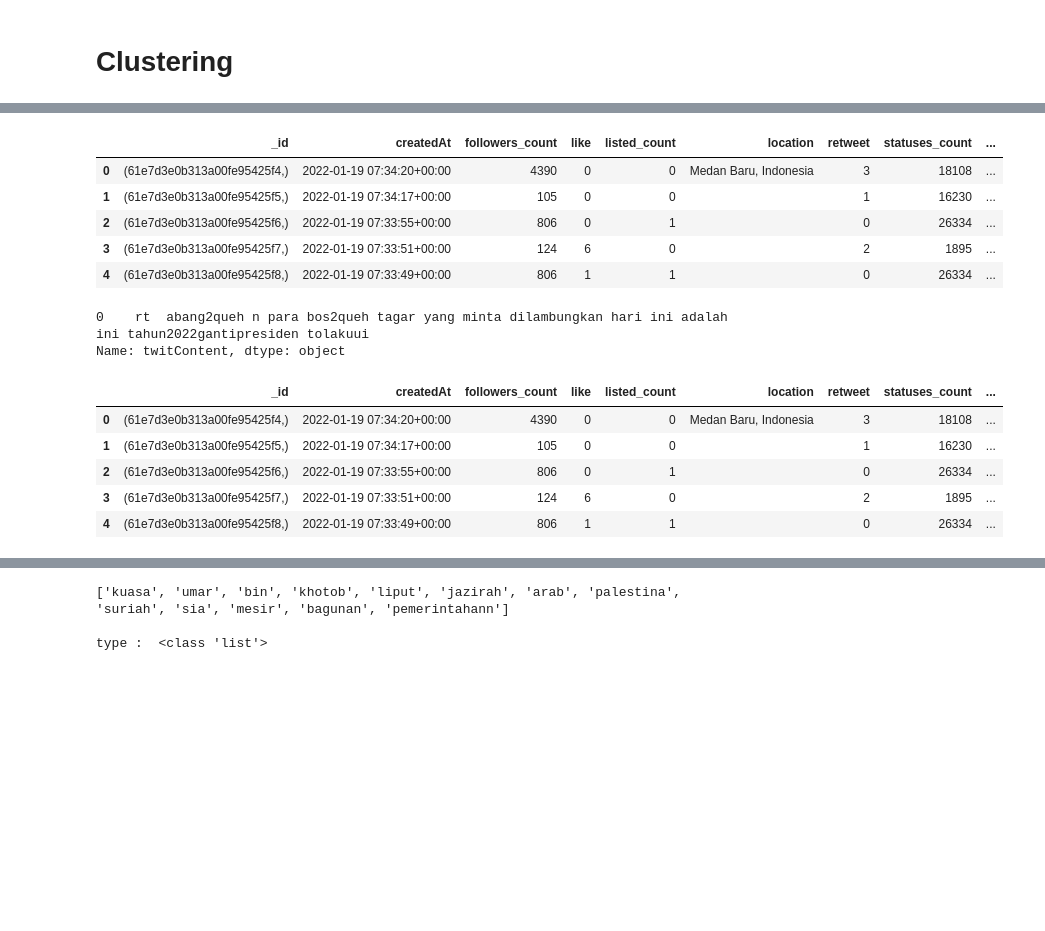
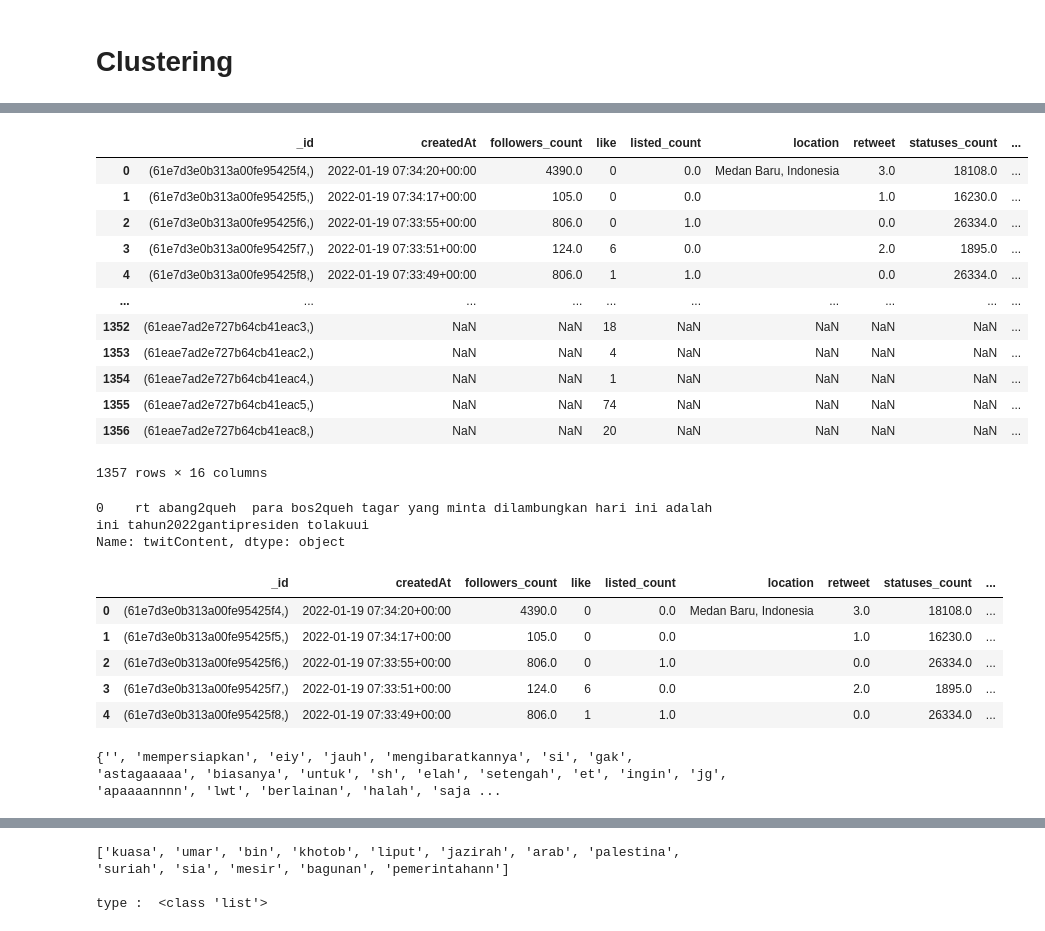
Before and after one commit to jackzay/Buzzer_detector_clustering, a Jupyter notebook: Clustering_twitter.ipynb, the cells around one changed output, grey strips where cells are left out. Saved outputs shown, nothing was run; the diff lists cells and outputs as text; code cells hidden in the pictures; blank space fills up the shorter version.

```diff
--- a/Clustering_twitter.ipynb
+++ b/Clustering_twitter.ipynb
@@ -9,6 +9,7 @@ spark = SparkSession.builder \
 # %%
 # df = spark.read.format("com.mongodb.spark.sql.DefaultSource").option("database","big_data_hoax").option("collection", "big_dataset").load()
 df = spark.read.format("com.mongodb.spark.sql.DefaultSource").option("database","big_data_hoax").option("collection", "tweet_data_gpresiden").load()
+df_ig = spark.read.format("com.mongodb.spark.sql.DefaultSource").option("database","big_data_hoax").option("collection", "insta_data").load()
 # %%
 df.printSchema()
 # %% [output]
@@ -62,6 +92,7 @@ from wordcloud import WordCloud
 # %%
 # convert spark df to pandas df
 data = df.toPandas()
+data_ig = df_ig.toPandas()
 # %%
 data.head()
 # %% [output]
@@ -102,3 +149,5 @@ Index: []
+# %%
+data = pd.concat([data,data_ig.rename(columns={'caption':'twitContent', 'likes':'like', 'owner_id':'userId'})], ignore_index=True)
 # %% [markdown]
 # Clustering
 # %%
@@ -123,8 +179,8 @@ data.head()
 # import nltk
 # nltk.download('punkt')
 # %%
-# import string
-# import re #regex library
+import string
+import re #regex library
 
 # import word_tokenize & FreqDist from NLTK
 from nltk.tokenize import word_tokenize
@@ -152,48 +208,55 @@ def remove_number(text):
 
 #remove punctuation
 def remove_punctuation(text):
     return text.translate(str.maketrans("","",string.punctuation))
 
 data['twitContent'] = data['twitContent'].apply(remove_punctuation)
 
 #remove whitespace leading & trailing
 def remove_whitespace_LT(text):
     return text.strip()
 
-# data['twitContent'] = data['twitContent'].apply(remove_whitespace_LT)
+data['twitContent'] = data['twitContent'].apply(remove_whitespace_LT)
 
 #remove multiple whitespace into single whitespace
 def remove_whitespace_multiple(text):
     return re.sub('\s+',' ',text)
 
-# data['twitContent'] = data['twitContent'].apply(remove_whitespace_multiple)
+data['twitContent'] = data['twitContent'].apply(remove_whitespace_multiple)
 
 # remove single char
 def remove_singl_char(text):
     return re.sub(r"\b[a-zA-Z]\b", "", text)
 
-# data['twitContent'] = data['twitContent'].apply(remove_singl_char)
+data['twitContent'] = data['twitContent'].apply(remove_singl_char)
 
 # NLTK word rokenize
 def word_tokenize_wrapper(text):
     return word_tokenize(text)
 
 data['tweet_tokens'] = data['twitContent'].apply(word_tokenize_wrapper)
 
-data.head()
+data
 # %% [output]
 |  | _id | createdAt | followers_count | like | listed_count | location | retweet | statuses_count | ... |
-| 0 | (61e7d3e0b313a00fe95425f4,) | 2022-01-19 07:34:20+00:00 | 4390 | 0 | 0 | Medan Baru, Indonesia | 3 | 18108 | ... |
-| 1 | (61e7d3e0b313a00fe95425f5,) | 2022-01-19 07:34:17+00:00 | 105 | 0 | 0 |  | 1 | 16230 | ... |
-| 2 | (61e7d3e0b313a00fe95425f6,) | 2022-01-19 07:33:55+00:00 | 806 | 0 | 1 |  | 0 | 26334 | ... |
-| 3 | (61e7d3e0b313a00fe95425f7,) | 2022-01-19 07:33:51+00:00 | 124 | 6 | 0 |  | 2 | 1895 | ... |
-| 4 | (61e7d3e0b313a00fe95425f8,) | 2022-01-19 07:33:49+00:00 | 806 | 1 | 1 |  | 0 | 26334 | ... |
+| 0 | (61e7d3e0b313a00fe95425f4,) | 2022-01-19 07:34:20+00:00 | 4390.0 | 0 | 0.0 | Medan Baru, Indonesia | 3.0 | 18108.0 | ... |
+| 1 | (61e7d3e0b313a00fe95425f5,) | 2022-01-19 07:34:17+00:00 | 105.0 | 0 | 0.0 |  | 1.0 | 16230.0 | ... |
+| 2 | (61e7d3e0b313a00fe95425f6,) | 2022-01-19 07:33:55+00:00 | 806.0 | 0 | 1.0 |  | 0.0 | 26334.0 | ... |
+| 3 | (61e7d3e0b313a00fe95425f7,) | 2022-01-19 07:33:51+00:00 | 124.0 | 6 | 0.0 |  | 2.0 | 1895.0 | ... |
+| 4 | (61e7d3e0b313a00fe95425f8,) | 2022-01-19 07:33:49+00:00 | 806.0 | 1 | 1.0 |  | 0.0 | 26334.0 | ... |
+| ... | ... | ... | ... | ... | ... | ... | ... | ... | ... |
+| 1352 | (61eae7ad2e727b64cb41eac3,) | NaN | NaN | 18 | NaN | NaN | NaN | NaN | ... |
+| 1353 | (61eae7ad2e727b64cb41eac2,) | NaN | NaN | 4 | NaN | NaN | NaN | NaN | ... |
+| 1354 | (61eae7ad2e727b64cb41eac4,) | NaN | NaN | 1 | NaN | NaN | NaN | NaN | ... |
+| 1355 | (61eae7ad2e727b64cb41eac5,) | NaN | NaN | 74 | NaN | NaN | NaN | NaN | ... |
+| 1356 | (61eae7ad2e727b64cb41eac8,) | NaN | NaN | 20 | NaN | NaN | NaN | NaN | ... |
+1357 rows × 16 columns
-# %%
-pd.set_option('display.max_colwidth', None)
-print(data['twitContent'].loc[[0]])
-# %% [output]
-0    rt  abang2queh n para bos2queh tagar yang minta dilambungkan hari ini adalah ini tahun2022gantipresiden tolakuui
-Name: twitContent, dtype: object
+# %%
+pd.set_option('display.max_colwidth', None)
+print(data['twitContent'].loc[[0]])
+# %% [output]
+0    rt abang2queh  para bos2queh tagar yang minta dilambungkan hari ini adalah ini tahun2022gantipresiden tolakuui
+Name: twitContent, dtype: object
 # %%
 from nltk.corpus import stopwords
 
@@ -235,11 +298,15 @@ data['tweet_tokens_WSW'] = data['tweet_tokens'].apply(stopwords_removal)
 data.head()
 # %% [output]
 |  | _id | createdAt | followers_count | like | listed_count | location | retweet | statuses_count | ... |
-| 0 | (61e7d3e0b313a00fe95425f4,) | 2022-01-19 07:34:20+00:00 | 4390 | 0 | 0 | Medan Baru, Indonesia | 3 | 18108 | ... |
-| 1 | (61e7d3e0b313a00fe95425f5,) | 2022-01-19 07:34:17+00:00 | 105 | 0 | 0 |  | 1 | 16230 | ... |
-| 2 | (61e7d3e0b313a00fe95425f6,) | 2022-01-19 07:33:55+00:00 | 806 | 0 | 1 |  | 0 | 26334 | ... |
-| 3 | (61e7d3e0b313a00fe95425f7,) | 2022-01-19 07:33:51+00:00 | 124 | 6 | 0 |  | 2 | 1895 | ... |
-| 4 | (61e7d3e0b313a00fe95425f8,) | 2022-01-19 07:33:49+00:00 | 806 | 1 | 1 |  | 0 | 26334 | ... |
+| 0 | (61e7d3e0b313a00fe95425f4,) | 2022-01-19 07:34:20+00:00 | 4390.0 | 0 | 0.0 | Medan Baru, Indonesia | 3.0 | 18108.0 | ... |
+| 1 | (61e7d3e0b313a00fe95425f5,) | 2022-01-19 07:34:17+00:00 | 105.0 | 0 | 0.0 |  | 1.0 | 16230.0 | ... |
+| 2 | (61e7d3e0b313a00fe95425f6,) | 2022-01-19 07:33:55+00:00 | 806.0 | 0 | 1.0 |  | 0.0 | 26334.0 | ... |
+| 3 | (61e7d3e0b313a00fe95425f7,) | 2022-01-19 07:33:51+00:00 | 124.0 | 6 | 0.0 |  | 2.0 | 1895.0 | ... |
+| 4 | (61e7d3e0b313a00fe95425f8,) | 2022-01-19 07:33:49+00:00 | 806.0 | 1 | 1.0 |  | 0.0 | 26334.0 | ... |
+# %%
+print(list_stopwords)
+# %% [output]
+{'', 'mempersiapkan', 'eiy', 'jauh', 'mengibaratkannya', 'si', 'gak', 'astagaaaaa', 'biasanya', 'untuk', 'sh', 'elah', 'setengah', 'et', 'ingin', 'jg', 'apaaaannnn', 'lwt', 'berlainan', 'halah', 'saja ...
 # %%
 # !pip install swifter
 # %%
```
Also changed, not shown: parts of 28 cells of this notebook.
